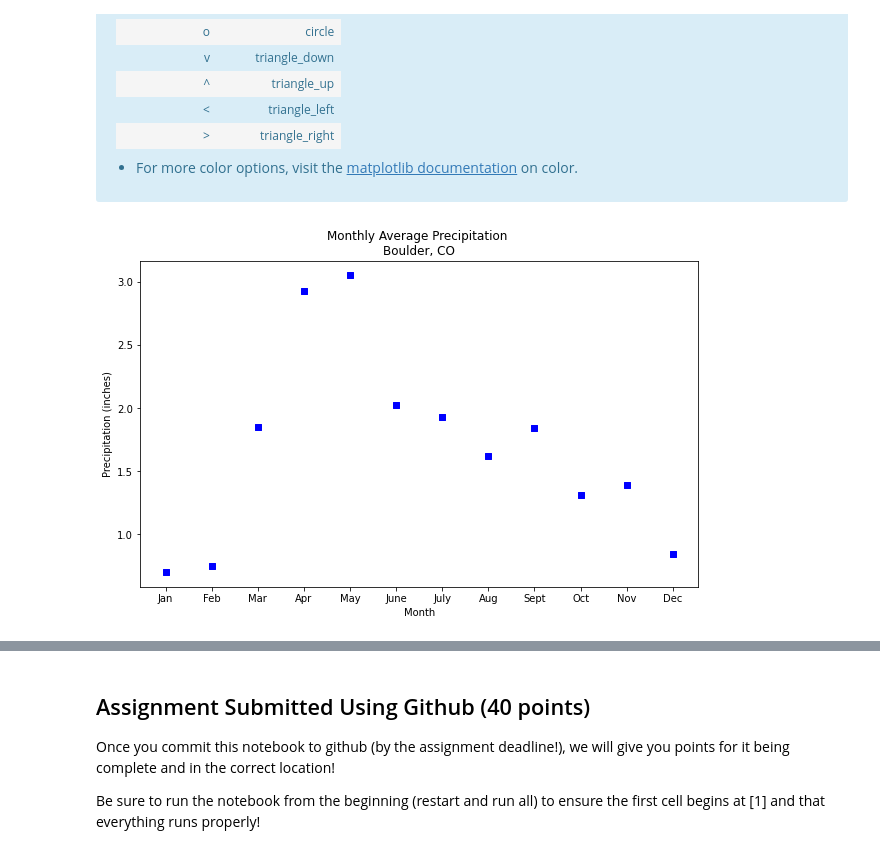
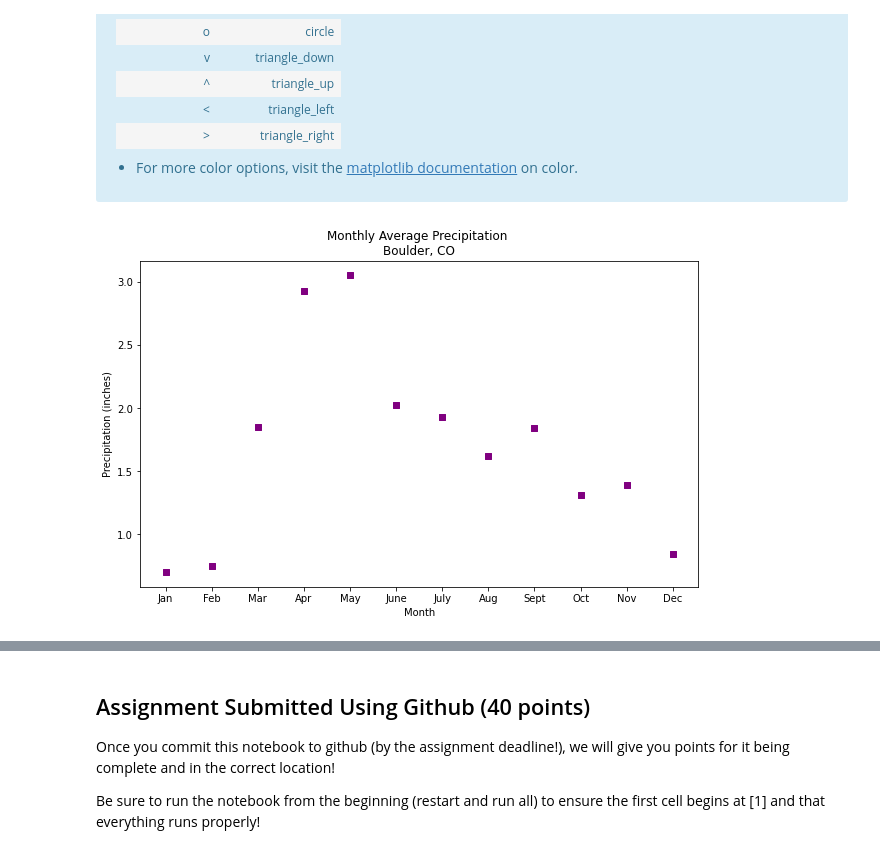
Before and after one commit to bri33/bootcamp-2020-03-github-template, a Jupyter notebook: bootcamp-03-github.ipynb, the cells around one changed output, grey strips where cells are left out. Saved outputs shown, nothing was run; the diff lists cells and outputs as text; code cells hidden in the pictures.

```diff
--- a/bootcamp-03-github.ipynb
+++ b/bootcamp-03-github.ipynb
@@ -167,23 +167,23 @@ ax.set(title = "title text here",
 # %%
 ### Modify the plot code below as instructed above
 # Define plot space
 fig, ax1 = plt.subplots(figsize=(10, 6))
 
 # Create scatter plot
-ax1.scatter(months, boulder_monthly_precip, color="blue", marker=",")
+ax1.scatter(months, boulder_monthly_precip, color="purple", marker=",")
 
 
 # Setting labels
 ax1.set(title = "Monthly Average Precipitation \nBoulder, CO",
        xlabel = "Month",
        ylabel = "Precipitation (inches)")
 
 # Reveal plot
 plt.show()
 ### DO NOT MODIFY LINE BELOW ###
 plot_1_check = PlotTester(ax1)
 # %% [output]
-[figure, old version]
+[figure, new version]
 # %%
 # DO NOT MODIFY THIS CELL !
 # %% [markdown]
```
Also changed, not shown: parts of 1 cell of this notebook.
